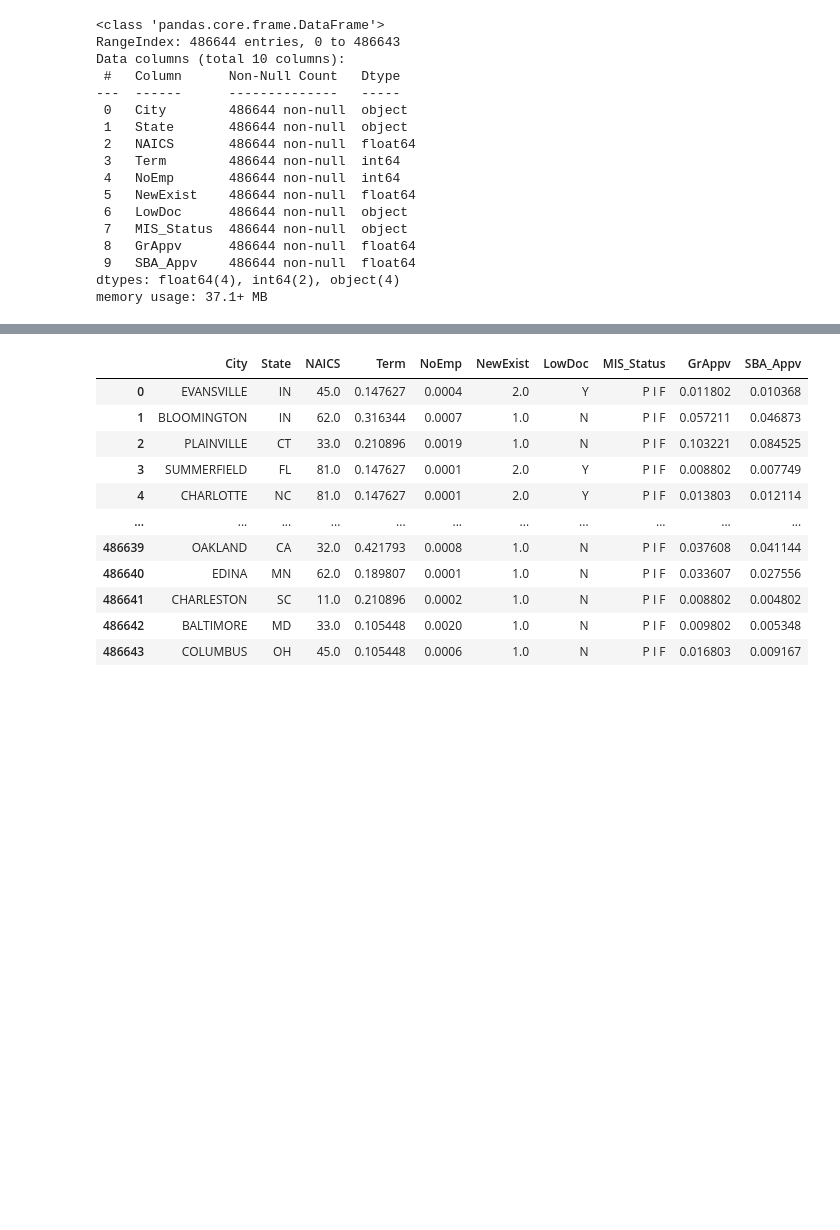
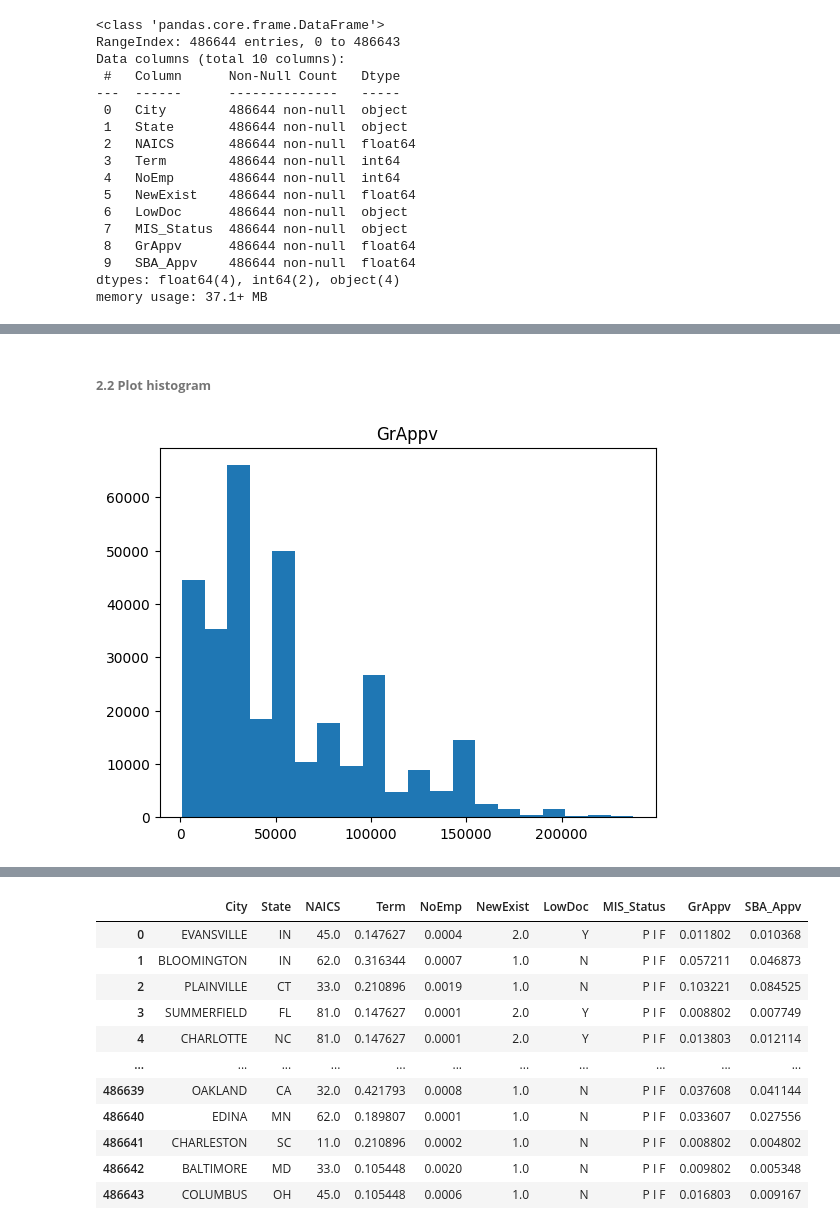
Before and after one commit to sehilnlf/LoanClassification, a Jupyter notebook: Normalization.ipynb, the cells around one changed output, grey strips where cells are left out. Drawn from its saved outputs; the diff is of its cells as text; code cells hidden in the pictures; blank space fills up the shorter version.

```diff
--- a/Normalization.ipynb
+++ b/Normalization.ipynb
@@ -58,4 +65,8 @@ memory usage: 37.1+ MB
 # %%
-box = list(df.columns)
-box
+box = [
+ 'Term',
+ 'NoEmp',
+ 'GrAppv',
+ 'SBA_Appv']
+df[box].describe()
 # %% [output]
@@ -71,0 +84,13 @@ box
+# %%
+data = df[box].copy()
+for feature in box:
+    multiplier = 1.5
+    q1 = np.percentile(data[feature], 25)
+    q3 = np.percentile(data[feature], 75)
+    iqr = q3 - q1
+    lower_bound = q1 - (multiplier * iqr)
+    upper_bound = q3 + (multiplier * iqr)
+    print(feature, lower_bound, upper_bound)
+    data = data[(data[feature] >= lower_bound) & (data[feature] <= upper_bound)]
+filtered_data = data.reset_index().drop(columns= 'index')
+filtered_data
@@ -71,0 +127,12 @@ box
+# %% [markdown]
+###### **2.2 Plot histogram**
+# %%
+import matplotlib.pyplot as plt
+def histogram(df, feature, bin = 20):
+    plt.hist(df[feature], bins = bin)
+    plt.title(feature)
+    plt.show()
+# %%
+histogram(filtered_data, 'GrAppv')
+# %% [output]
+[figure, added]
```
Also changed, not shown: parts of 12 cells of this notebook.
